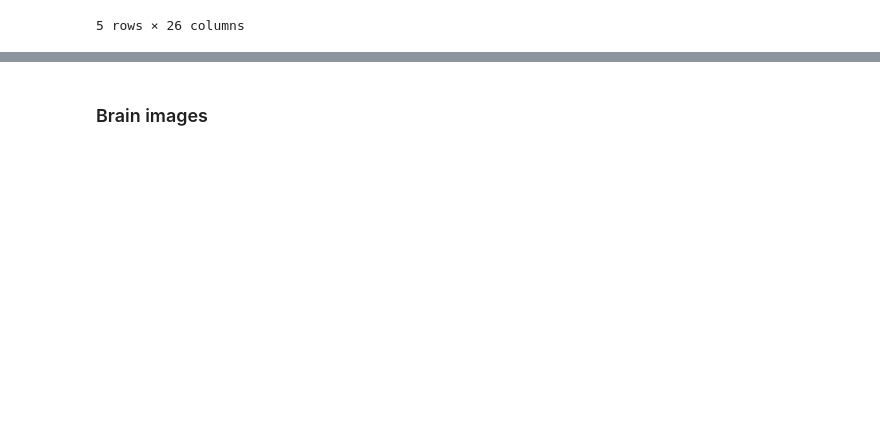
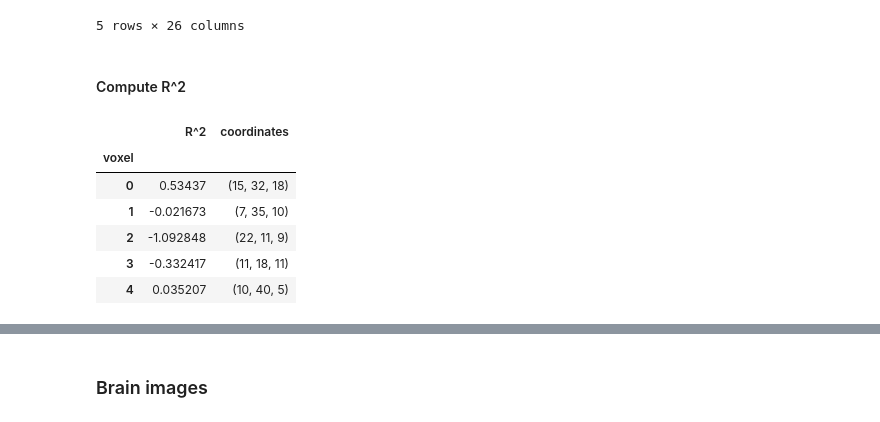
Before and after one commit to gosh-a/semantic-dimensions-in-brain, a Jupyter notebook: mitchell.ipynb, the cells around one changed output, grey strips where cells are left out. Drawn from its saved outputs; the diff is of its cells as text; code cells hidden in the pictures; blank space fills up the shorter version.

```diff
--- a/mitchell.ipynb
+++ b/mitchell.ipynb
@@ -117,7 +135,7 @@ df_noun_feature.head()
 # %%
 from sklearn.linear_model import LinearRegression
 # %%
-model = LinearRegression()
+lin_reg = LinearRegression()
 # %%
 voxel_coordinates = mdata_common_voxels[0][0][0]
 # %%
@@ -128,8 +146,8 @@ df_coefficients = pd.DataFrame(index=range(y.shape[0]), columns=X.columns)
 df_coefficients.index.name = 'voxel'
 # %%
 for i in tqdm(range(y.shape[0])):
-    model.fit(X, y.iloc[i])
-    df_coefficients.iloc[i] = model.coef_
+    lin_reg.fit(X, y.iloc[i])
+    df_coefficients.iloc[i] = lin_reg.coef_
 df_coefficients['coordinates'] = voxel_coordinates
 # %%
 df_coefficients.head()
@@ -142,3 +160,8 @@ df_coefficients.head()
 | 3 | 0.053474 | -0.059124 | 0.090103 | -0.057654 | 0.098876 | -0.307052 | 0.394507 | 0.175287 | 0.713036 | -0.087754 | ... | ... |
 | 4 | 0.322472 | -0.126816 | 0.33309 | 0.083121 | 0.215777 | -0.17154 | -0.199109 | 0.238076 | 0.803062 | 0.041603 | ... | ... |
 5 rows × 26 columns
+# %% [markdown]
+#### Compute R^2
+# %%
+df_score = pd.DataFrame(index=range(y.shape[0]), columns=['R^2'])
+df_score.index.name = 'voxel'
@@ -144,0 +173,10 @@ df_coefficients.head()
+# %%
+df_score.head()
+# %% [output]
+|  | R^2 | coordinates |
+| voxel |  |  |
+| 0 | 0.53437 | (15, 32, 18) |
+| 1 | -0.021673 | (7, 35, 10) |
+| 2 | -1.092848 | (22, 11, 9) |
+| 3 | -0.332417 | (11, 18, 11) |
+| 4 | 0.035207 | (10, 40, 5) |
```
Also changed, not shown: parts of 32 cells of this notebook.
